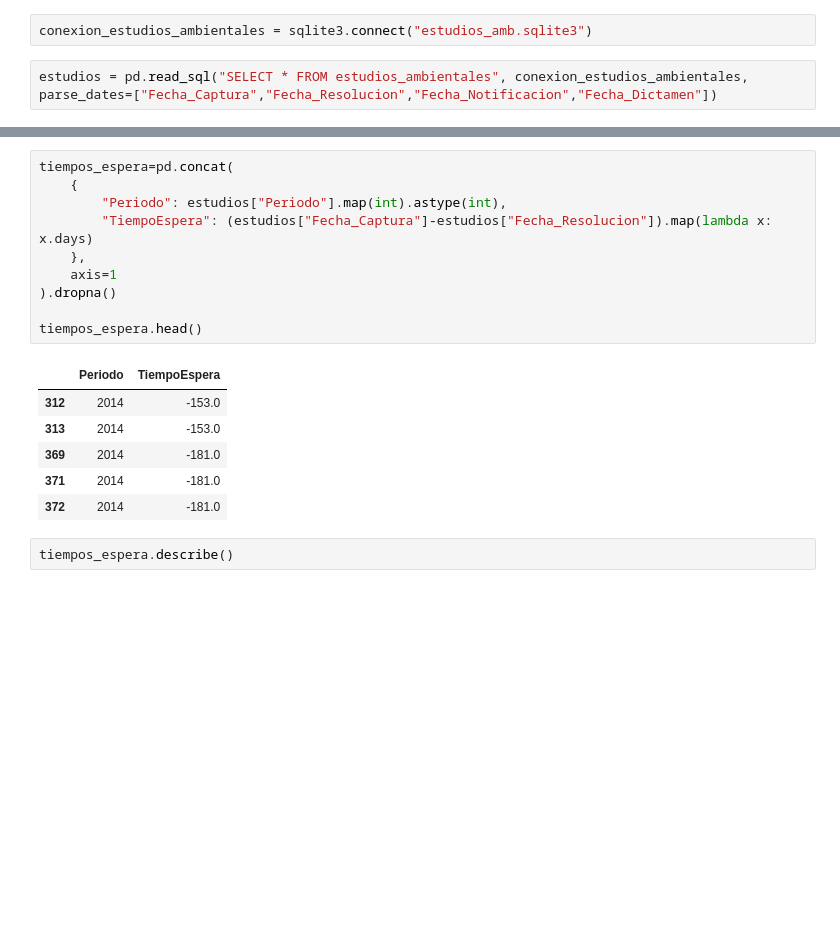
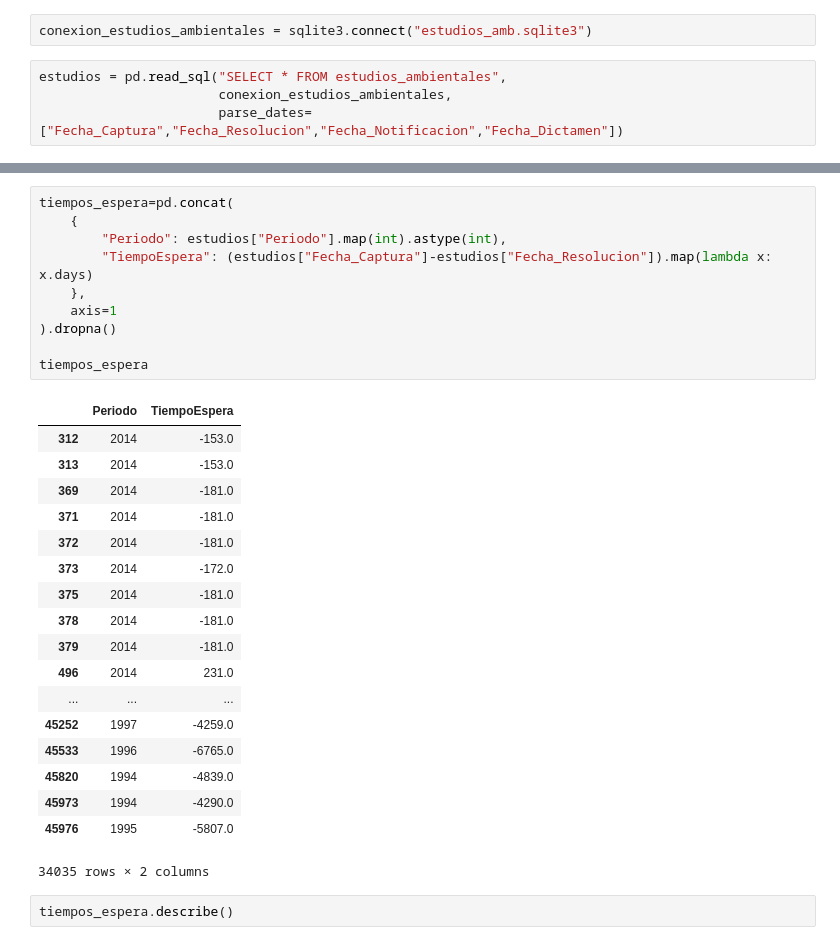
Before and after one commit to tian2992/notebooks_dateros, a Jupyter notebook: 03/03-leer-escribir-basesDeDatos.ipynb, the cells around one changed output, grey strips where cells are left out. Drawn from its saved outputs; the diff is of its cells as text; blank space fills up the shorter version.

```diff
--- a/03/03-leer-escribir-basesDeDatos.ipynb
+++ b/03/03-leer-escribir-basesDeDatos.ipynb
@@ -34,7 +34,9 @@ import sqlite3
 # %%
 conexion_estudios_ambientales = sqlite3.connect("estudios_amb.sqlite3")
 # %%
-estudios = pd.read_sql("SELECT * FROM estudios_ambientales", conexion_estudios_ambientales, parse_dates=["Fecha_Captura","Fecha_Resolucion","Fecha_Notificacion","Fecha_Dictamen"])
+estudios = pd.read_sql("SELECT * FROM estudios_ambientales",
+                       conexion_estudios_ambientales,
+                       parse_dates=["Fecha_Captura","Fecha_Resolucion","Fecha_Notificacion","Fecha_Dictamen"])
 # %%
 estudios.head()
 # %% [output]
@@ -47,20 +49,32 @@ estudios.head()
 # %%
 tiempos_espera=pd.concat(
     {
         "Periodo": estudios["Periodo"].map(int).astype(int),
         "TiempoEspera": (estudios["Fecha_Captura"]-estudios["Fecha_Resolucion"]).map(lambda x: x.days)
     },
     axis=1
 ).dropna()
 
-tiempos_espera.head()
+tiempos_espera
 # %% [output]
 |  | Periodo | TiempoEspera |
 | 312 | 2014 | -153.0 |
 | 313 | 2014 | -153.0 |
 | 369 | 2014 | -181.0 |
 | 371 | 2014 | -181.0 |
 | 372 | 2014 | -181.0 |
+| 373 | 2014 | -172.0 |
+| 375 | 2014 | -181.0 |
+| 378 | 2014 | -181.0 |
+| 379 | 2014 | -181.0 |
+| 496 | 2014 | 231.0 |
+| ... | ... | ... |
+| 45252 | 1997 | -4259.0 |
+| 45533 | 1996 | -6765.0 |
+| 45820 | 1994 | -4839.0 |
+| 45973 | 1994 | -4290.0 |
+| 45976 | 1995 | -5807.0 |
+34035 rows × 2 columns
 # %%
 tiempos_espera.describe()
 # %% [output]
```
Also changed, not shown: parts of 13 cells of this notebook.
